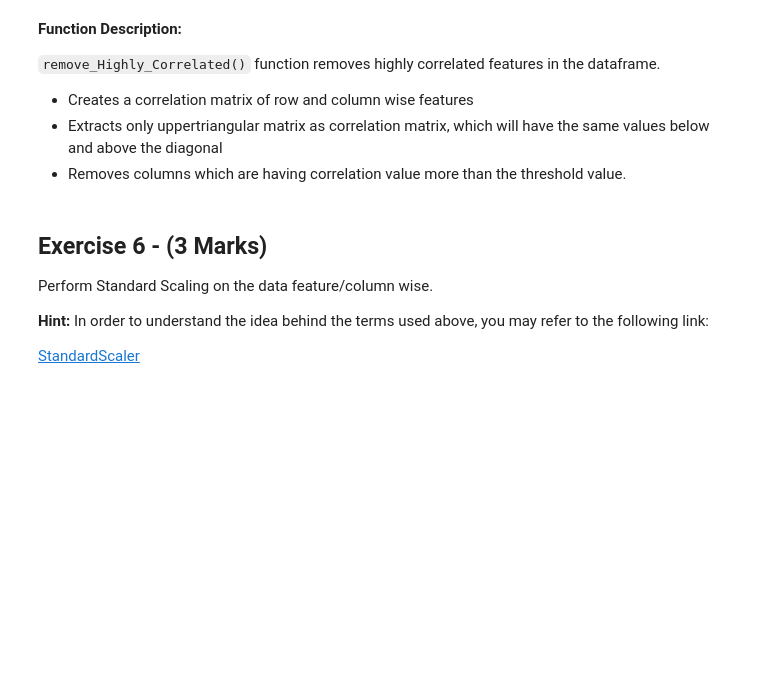
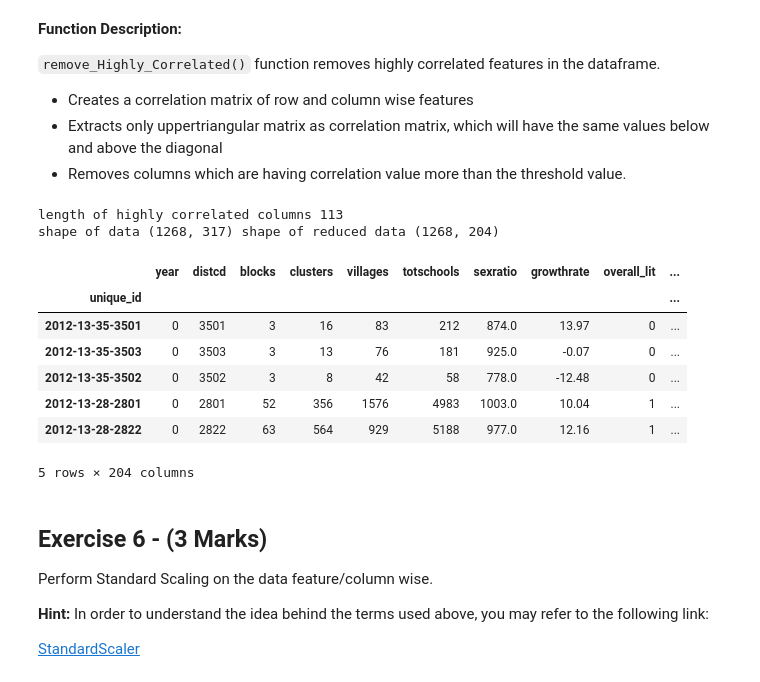
Before and after one commit to vikramvundyala/python_AI-ML, a Jupyter notebook: U1_MH1_Data_Munging.ipynb, the cells around one changed output. Drawn from its saved outputs; the diff is of its cells as text; code cells hidden in the pictures; blank space fills up the shorter version.

```diff
--- a/U1_MH1_Data_Munging.ipynb
+++ b/U1_MH1_Data_Munging.ipynb
@@ -133,0 +177,29 @@ As the required data is present in different datasets, we need to **integrate bo
+# %%
+# YOUR CODE HERE for data cleaning
+df['overall_lit'].isna().sum()
+
+df.dropna(subset=['overall_lit'],inplace=True)
+
+
+df['overall_lit'].isna().sum()
+df.shape
+df.head()
+
+from sklearn.preprocessing import LabelEncoder
+
+le = LabelEncoder()
+df['statename'] = le.fit_transform(df['statename'])
+df['distname'] = le.fit_transform(df['distname'])
+df['overall_lit'] = le.fit_transform(df['overall_lit'])
+df['year'] = le.fit_transform(df['year'])
+
+df.head()
+
+print(df.dtypes)
+
+for col in df.select_dtypes(include='Int64'):
+    df[col] = df[col].fillna(df[col].median())
+
+
+# df.fillna(df.mean(),inplace=True)
+# df.head()
@@ -145,3 +230,7 @@ As the required data is present in different datasets, we need to **integrate bo
    Hint: Give df.isna() to verify on the nan values in the dataframe.
 # %%
 # YOUR CODE HERE for cleaning the dataframe
+df.drop_duplicates(inplace=True)
+
+df = df.drop(columns=['statename', 'state_name', 'distname'], axis=1)
+df_cleaned = df.dropna(axis=1)
@@ -177,6 +289,21 @@ def remove_Highly_Correlated(df, bar=0.9):
   return reduced_df
 # %%
 # YOUR CODE HERE to remove highly correlated features from the dataframe by calling above function.
+df_corr = remove_Highly_Correlated(df_cleaned)
+# %% [output]
+length of highly correlated columns 113
+shape of data (1268, 317) shape of reduced data (1268, 204)
+# %%
+df_corr.head()
+# %% [output]
+|  | year | distcd | blocks | clusters | villages | totschools | sexratio | growthrate | overall_lit | ... |
+| unique_id |  |  |  |  |  |  |  |  |  | ... |
+| 2012-13-35-3501 | 0 | 3501 | 3 | 16 | 83 | 212 | 874.0 | 13.97 | 0 | ... |
+| 2012-13-35-3503 | 0 | 3503 | 3 | 13 | 76 | 181 | 925.0 | -0.07 | 0 | ... |
+| 2012-13-35-3502 | 0 | 3502 | 3 | 8 | 42 | 58 | 778.0 | -12.48 | 0 | ... |
+| 2012-13-28-2801 | 0 | 2801 | 52 | 356 | 1576 | 4983 | 1003.0 | 10.04 | 1 | ... |
+| 2012-13-28-2822 | 0 | 2822 | 63 | 564 | 929 | 5188 | 977.0 | 12.16 | 1 | ... |
+5 rows × 204 columns
 # %% [markdown]
 ## Exercise 6 - (3 Marks)
 
```
Also changed, not shown: parts of 15 cells of this notebook.
